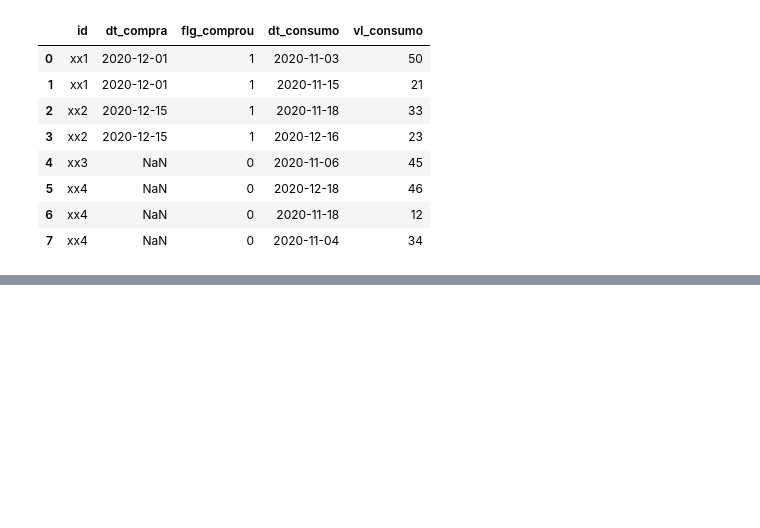
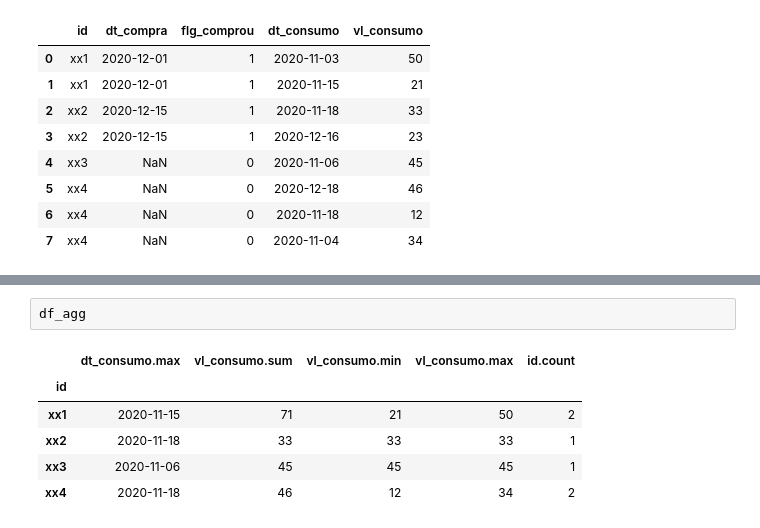
Before and after one commit to michellssGUi/conciergeControl, a Jupyter notebook: Cópia_de_Analise_de_dados_slot_05_02.ipynb, the cells around one changed output, grey strips where cells are left out. Drawn from its saved outputs; the diff is of its cells as text; blank space fills up the shorter version.

```diff
--- a/Cópia_de_Analise_de_dados_slot_05_02.ipynb
+++ b/Cópia_de_Analise_de_dados_slot_05_02.ipynb
@@ -58,0 +112,9 @@ df_merge
+# %%
+df_agg
+# %% [output]
+|  | dt_consumo.max | vl_consumo.sum | vl_consumo.min | vl_consumo.max | id.count |
+| id |  |  |  |  |  |
+| xx1 | 2020-11-15 | 71 | 21 | 50 | 2 |
+| xx2 | 2020-11-18 | 33 | 33 | 33 | 1 |
+| xx3 | 2020-11-06 | 45 | 45 | 45 | 1 |
+| xx4 | 2020-11-18 | 46 | 12 | 34 | 2 |
```
Also changed, not shown: parts of 8 cells of this notebook.
